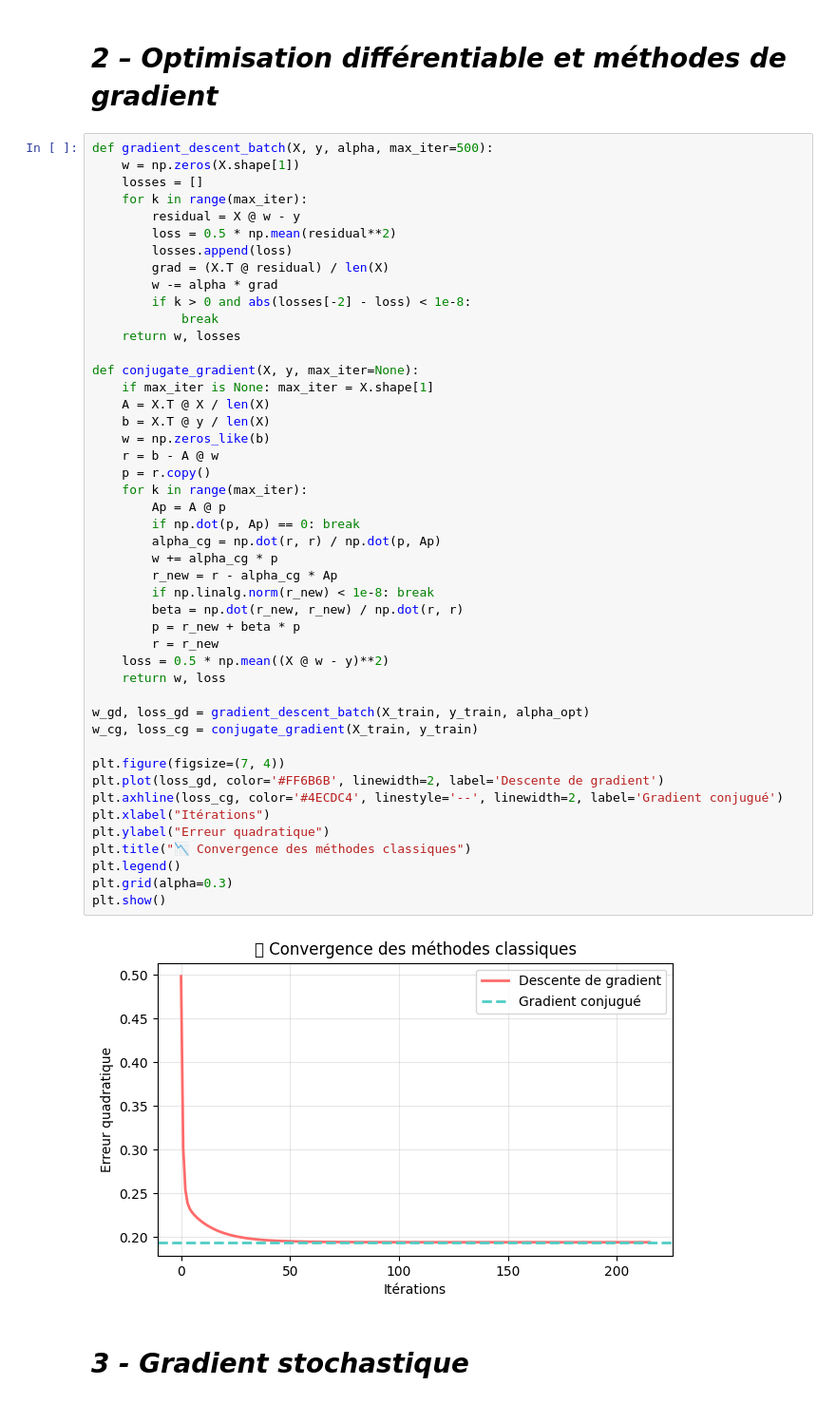
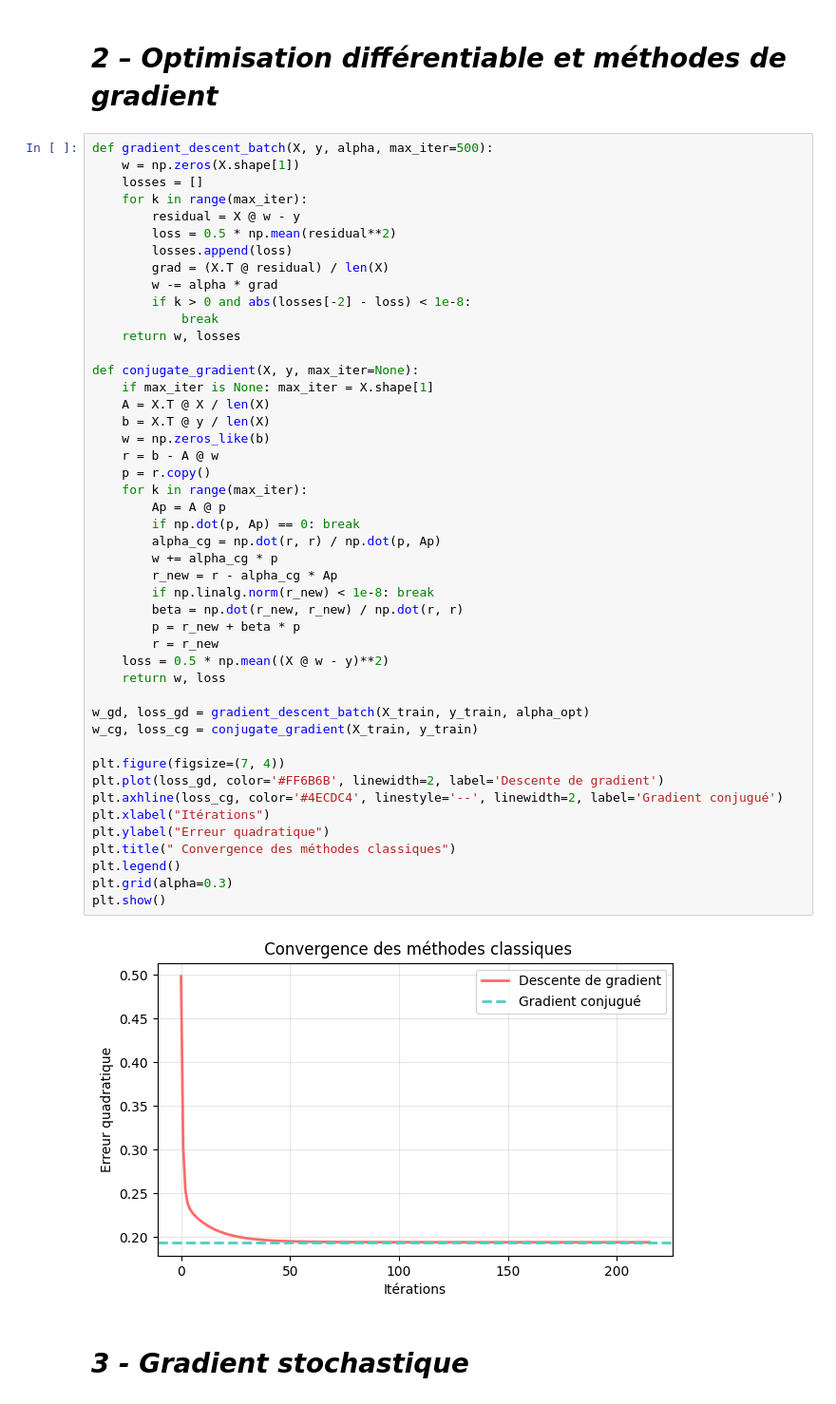
Before and after one commit to HustleHard304/Optimisation-des-donn-es_, a Jupyter notebook: C30813_TP_OPTIMISATION.ipynb, the cells around one changed output. Shown at 95% size. Saved outputs shown, nothing was run; the diff lists cells and outputs as text.

```diff
--- a/C30813_TP_OPTIMISATION.ipynb
+++ b/C30813_TP_OPTIMISATION.ipynb
@@ -148,35 +148,35 @@ def conjugate_gradient(X, y, max_iter=None):
     A = X.T @ X / len(X)
     b = X.T @ y / len(X)
     w = np.zeros_like(b)
     r = b - A @ w
     p = r.copy()
     for k in range(max_iter):
         Ap = A @ p
         if np.dot(p, Ap) == 0: break
         alpha_cg = np.dot(r, r) / np.dot(p, Ap)
         w += alpha_cg * p
         r_new = r - alpha_cg * Ap
         if np.linalg.norm(r_new) < 1e-8: break
         beta = np.dot(r_new, r_new) / np.dot(r, r)
         p = r_new + beta * p
         r = r_new
     loss = 0.5 * np.mean((X @ w - y)**2)
     return w, loss
 
 w_gd, loss_gd = gradient_descent_batch(X_train, y_train, alpha_opt)
 w_cg, loss_cg = conjugate_gradient(X_train, y_train)
 
 plt.figure(figsize=(7, 4))
 plt.plot(loss_gd, color='#FF6B6B', linewidth=2, label='Descente de gradient')
 plt.axhline(loss_cg, color='#4ECDC4', linestyle='--', linewidth=2, label='Gradient conjugué')
 plt.xlabel("Itérations")
 plt.ylabel("Erreur quadratique")
-plt.title("📉 Convergence des méthodes classiques")
+plt.title(" Convergence des méthodes classiques")
 plt.legend()
 plt.grid(alpha=0.3)
 plt.show()
 # %% [output]
-[figure, old version]
+[figure, new version]
 # %% [markdown]
 # ***3 - Gradient stochastique***
 # %%
```
Also changed, not shown: parts of 5 cells of this notebook.
